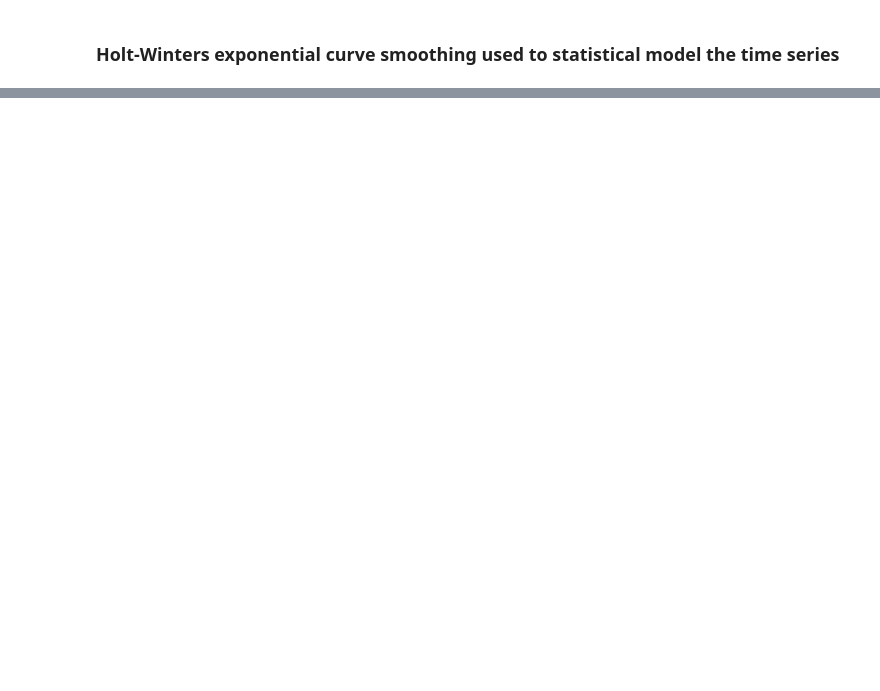
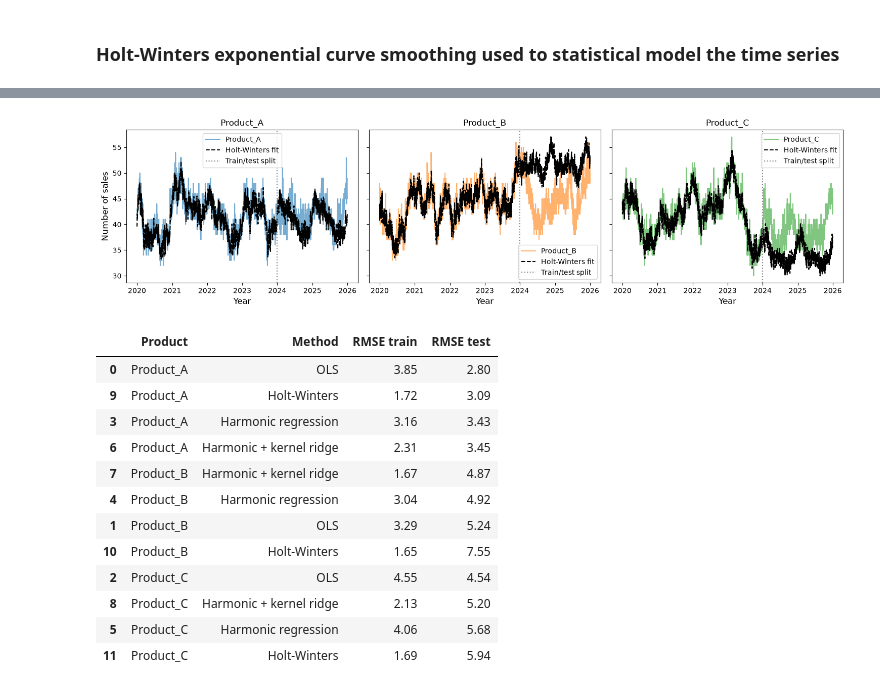
Before and after one commit to JosephDThomas/Chocolate_predictions, a Jupyter notebook: data_analysis.ipynb, the cells around one changed output, grey strips where cells are left out. Drawn from its saved outputs; the diff is of its cells as text; code cells hidden in the pictures; blank space fills up the shorter version.

```diff
--- a/data_analysis.ipynb
+++ b/data_analysis.ipynb
@@ -310,3 +259,71 @@ ValueError: x and y must have same first dimension, but have shapes (2192,) and
+# %%
+from statsmodels.tsa.holtwinters import ExponentialSmoothing
+
+fig, axes = plt.subplots(1, 3, figsize=(15, 4), sharey=True)
+
+for ax, p in zip(axes, products):
+    y_fit = df_fit[p].to_numpy()
+    y_test = df_test[p].to_numpy()
+
+    # Holt-Winters needs a regular daily index with no gaps
+    train_daily = df_fit[p].asfreq("D")
+    if train_daily.isna().any():
+        print(f"{p}: {train_daily.isna().sum()} missing days interpolated")
+        train_daily = train_daily.interpolate()
+
+    # Fit on the training period only
+    hw = ExponentialSmoothing(
+        train_daily,
+        trend="add",
+        damped_trend=True,                  # stops the trend extrapolating forever
+        seasonal="add",
+        seasonal_periods=365,
+        initialization_method="heuristic",).fit()
+
+    # In-sample fitted values for the training dates
+    fitted_train = hw.fittedvalues.reindex(df_fit.index).to_numpy()
+
+    # Out-of-sample forecast, from the end of training to the last test date
+    horizon = (df_test.index[-1] - train_daily.index[-1]).days
+    forecast = hw.forecast(horizon).reindex(df_test.index).to_numpy()
+
+    rmse_train = root_mean_squared_error(y_fit, fitted_train)
+    rmse_test = root_mean_squared_error(y_test, forecast)
+
+    results.append({"Product": p, "Method": "Holt-Winters",
+                    "RMSE train": rmse_train, "RMSE test": rmse_test})
+
+    ax.plot(df.index, df[p], color=colours[p], alpha=0.6, label=p)
+    ax.plot(df_fit.index, fitted_train, color="black", linestyle="--", label="Holt-Winters fit")
+    ax.plot(df_test.index, forecast, color="black", linestyle="--")
+    ax.axvline(df_test.index[0], color="grey", linestyle=":", label="Train/test split")
+
+    ax.set_title(p)
+    ax.set_xlabel("Year", fontsize=12)
+    ax.xaxis.set_major_locator(mdates.YearLocator())
+    ax.xaxis.set_major_formatter(mdates.DateFormatter("%Y"))
+    ax.legend()
+
+axes[0].set_ylabel("Number of sales", fontsize=12)
+plt.tight_layout()
+plt.show()
+
+pd.DataFrame(results).sort_values(["Product", "RMSE test"]).round(2)
+# %% [output]
+[figure, added]
+|  | Product | Method | RMSE train | RMSE test |
+| 0 | Product_A | OLS | 3.85 | 2.80 |
+| 9 | Product_A | Holt-Winters | 1.72 | 3.09 |
+| 3 | Product_A | Harmonic regression | 3.16 | 3.43 |
+| 6 | Product_A | Harmonic + kernel ridge | 2.31 | 3.45 |
+| 7 | Product_B | Harmonic + kernel ridge | 1.67 | 4.87 |
+| 4 | Product_B | Harmonic regression | 3.04 | 4.92 |
+| 1 | Product_B | OLS | 3.29 | 5.24 |
+| 10 | Product_B | Holt-Winters | 1.65 | 7.55 |
+| 2 | Product_C | OLS | 4.55 | 4.54 |
+| 8 | Product_C | Harmonic + kernel ridge | 2.13 | 5.20 |
+| 5 | Product_C | Harmonic regression | 4.06 | 5.68 |
+| 11 | Product_C | Holt-Winters | 1.69 | 5.94 |
 # %%
 import numpy as np
 import pandas as pd
```
Also changed, not shown: parts of 8 cells of this notebook.
